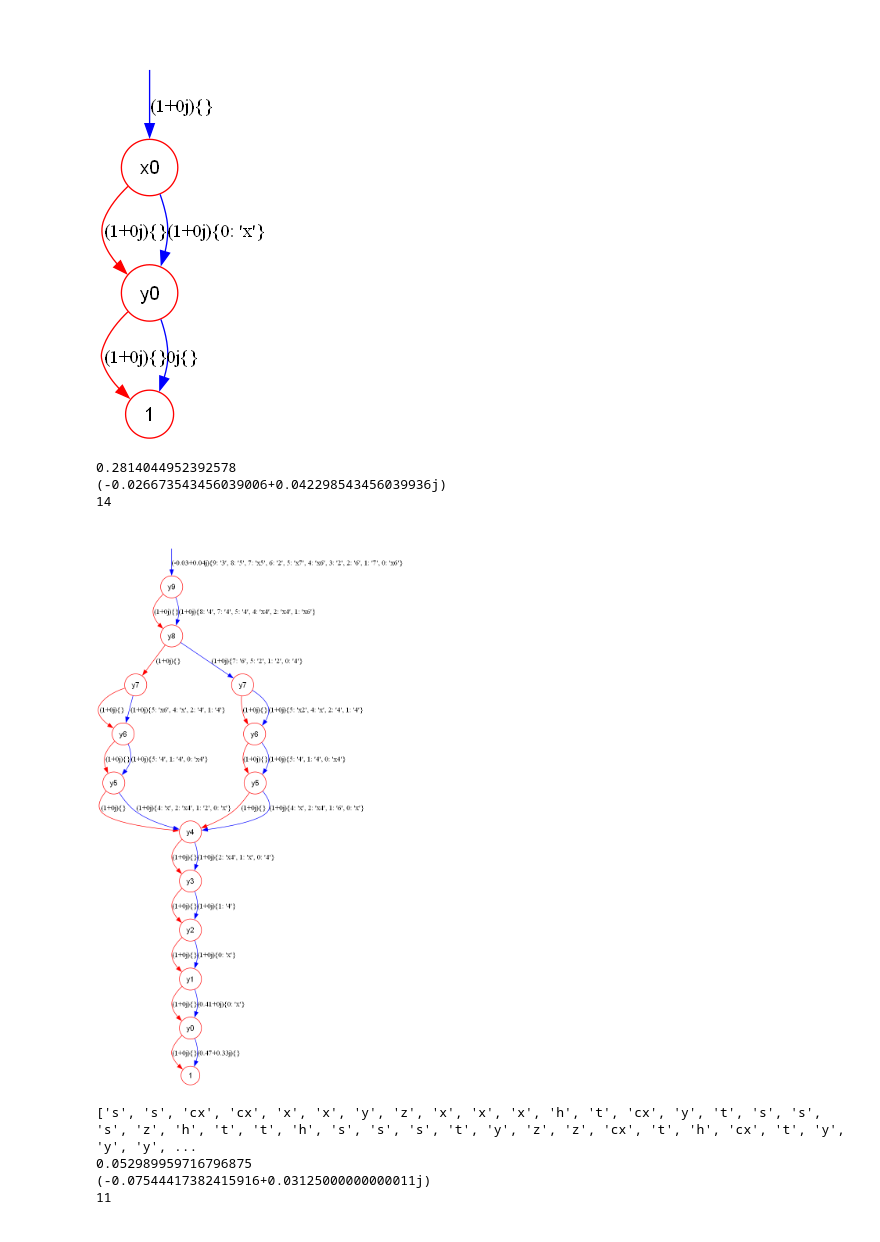
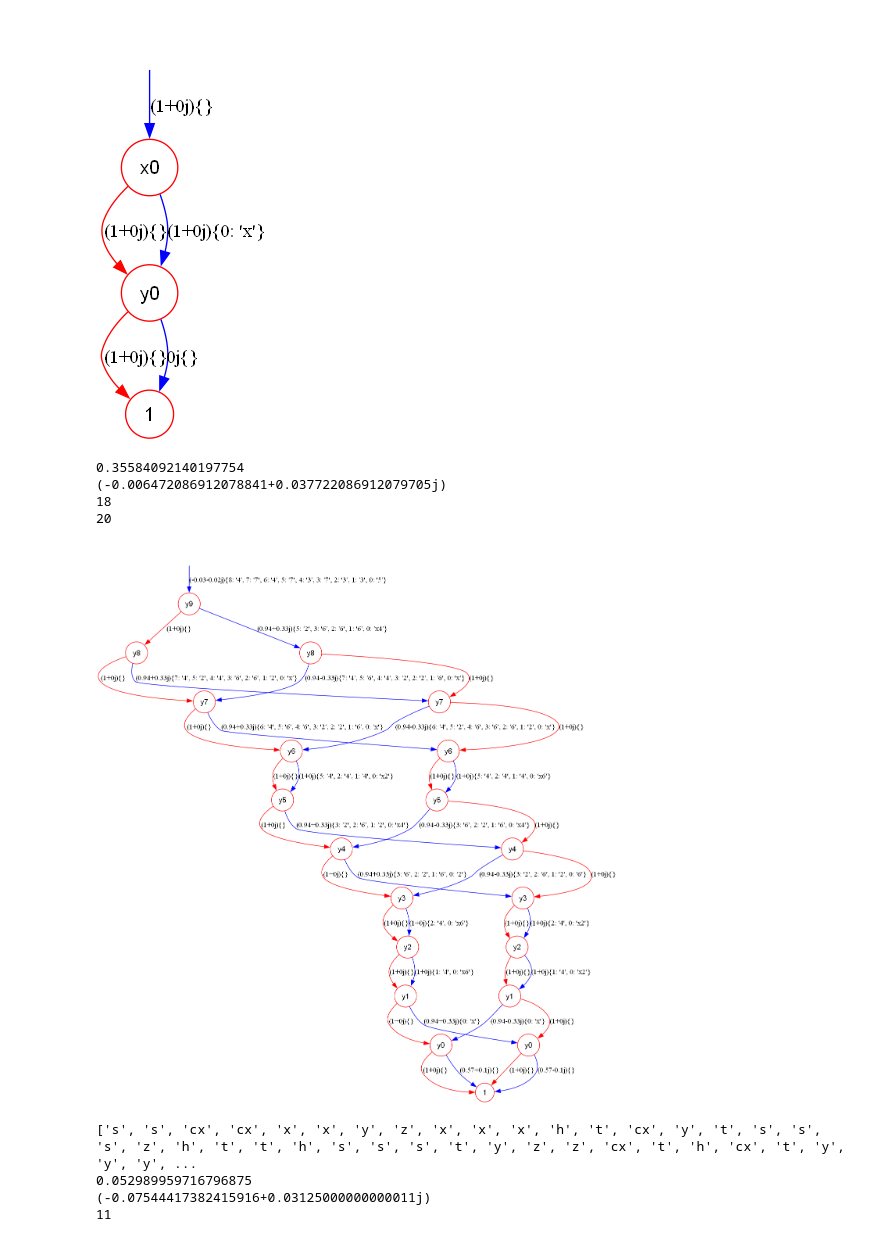
Before and after one commit to Veriqc/LimTDD, a Jupyter notebook: Test.ipynb, the cells around one changed output. Cells and saved outputs as stored; diff of their text form; code cells hidden in the pictures.

```diff
--- a/Test.ipynb
+++ b/Test.ipynb
@@ -25,25 +25,28 @@ ts1.tdd().show()
 [figure]
 # %%
 path='Benchmarks/'
-file_name="test1.qasm"
+file_name="test4.qasm"
 cir = QuantumCircuit.from_qasm_file(path+file_name)
 tn,all_indexs = cir_2_tn(cir)
-add_inputs(tn,[0]*10,10)
+n=get_real_qubit_num(cir)
+add_inputs(tn,[0]*n,n)
 all_indexs.reverse()
 Ini_TDD(index_order=all_indexs)
 set_root_of_unit(2**3)
 t_start=time.time()
 tdd=tn.cont()
 print(time.time()-t_start)
 print(tdd.weight)
 print(tdd.node_number())
-# tdd=renormalize(tdd)
+tdd=renormalize(tdd)
+print(tdd.node_number())
 tdd.show()
 # %% [output]
-0.2814044952392578
-(-0.026673543456039006+0.042298543456039936j)
-14
+0.35584092140197754
+(-0.006472086912078841+0.037722086912079705j)
+18
+20
-[figure, old version]
+[figure, new version]
 # %%
 n=10
 m=100
```
Also changed, not shown: 1 other file.
